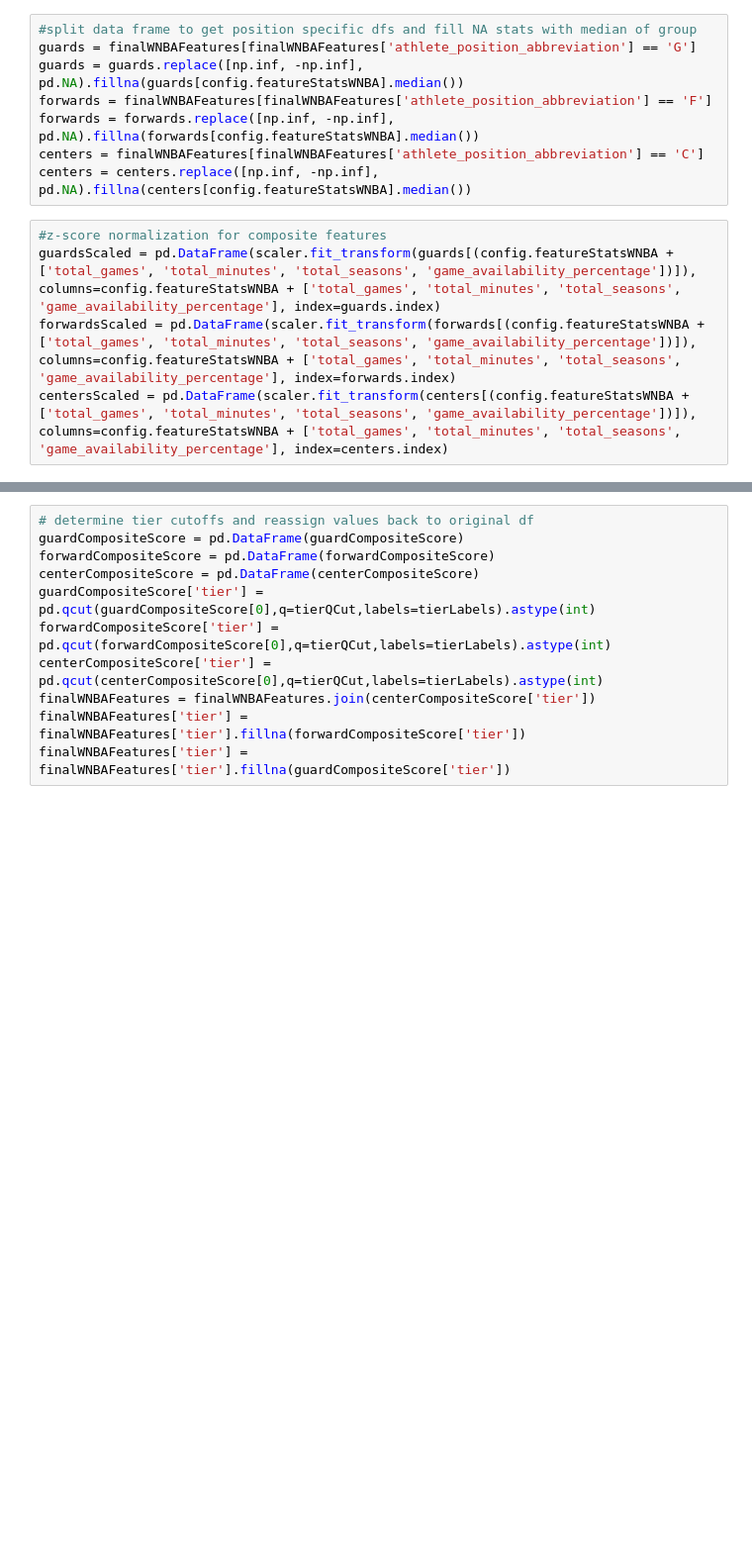
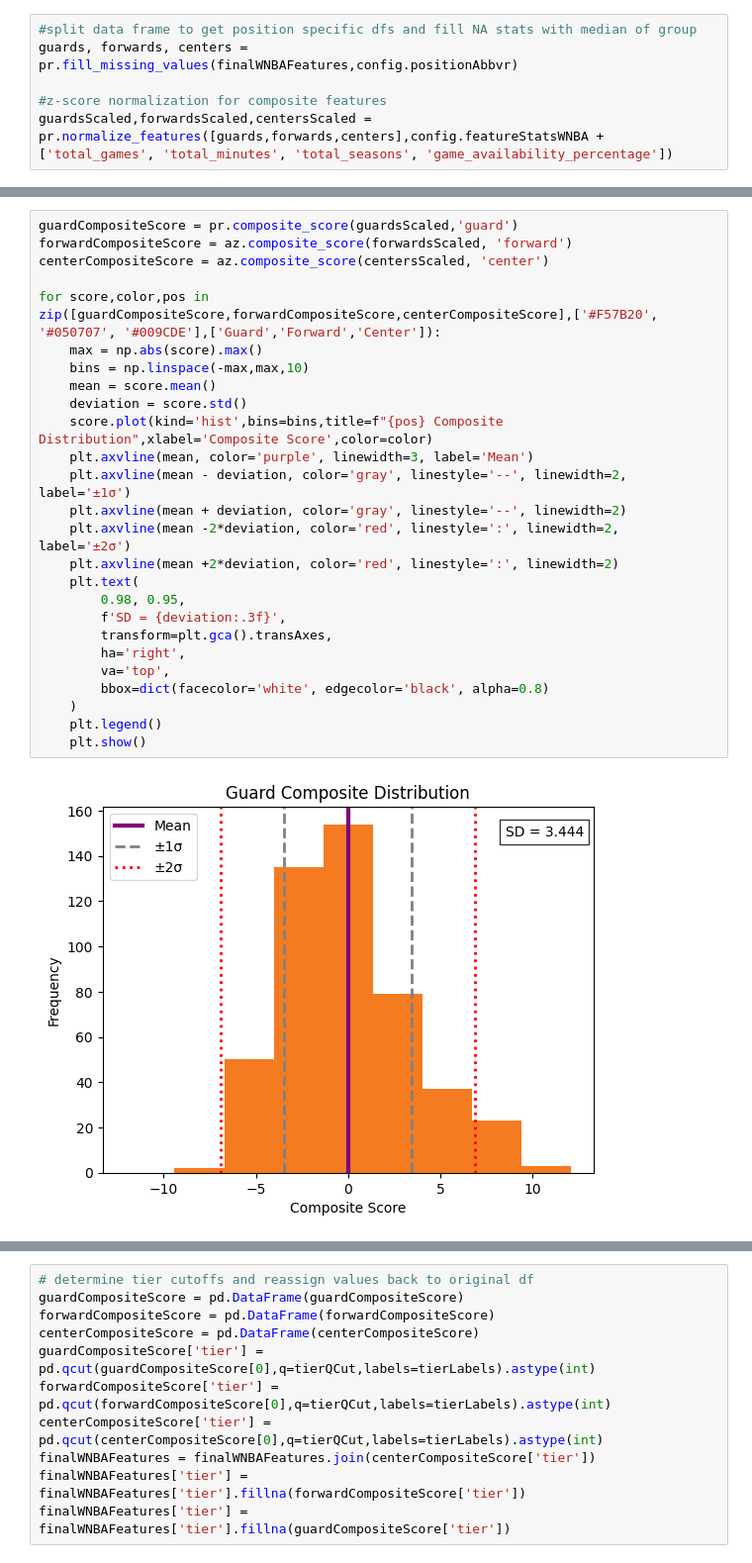
Before and after one commit to afridorian/WNBA-Predictive-Player-Viability, a Jupyter notebook: src/results.ipynb, the cells around one changed output, grey strips where cells are left out. Shown at 99% size. Drawn from its saved outputs; the diff is of its cells as text; blank space fills up the shorter version.

```diff
--- a/src/results.ipynb
+++ b/src/results.ipynb
@@ -38,13 +36,6 @@ randomState = 42
 # %%
 #split data frame to get position specific dfs and fill NA stats with median of group
-guards = finalWNBAFeatures[finalWNBAFeatures['athlete_position_abbreviation'] == 'G']
-guards = guards.replace([np.inf, -np.inf], pd.NA).fillna(guards[config.featureStatsWNBA].median())
-forwards = finalWNBAFeatures[finalWNBAFeatures['athlete_position_abbreviation'] == 'F']
-forwards = forwards.replace([np.inf, -np.inf], pd.NA).fillna(forwards[config.featureStatsWNBA].median())
-centers = finalWNBAFeatures[finalWNBAFeatures['athlete_position_abbreviation'] == 'C']
-centers = centers.replace([np.inf, -np.inf], pd.NA).fillna(centers[config.featureStatsWNBA].median())
+guards, forwards, centers = pr.fill_missing_values(finalWNBAFeatures,config.positionAbbvr)
+
+#z-score normalization for composite features
+guardsScaled,forwardsScaled,centersScaled = pr.normalize_features([guards,forwards,centers],config.featureStatsWNBA + ['total_games', 'total_minutes', 'total_seasons', 'game_availability_percentage'])
-# %%
-#z-score normalization for composite features
-guardsScaled = pd.DataFrame(scaler.fit_transform(guards[(config.featureStatsWNBA + ['total_games', 'total_minutes', 'total_seasons', 'game_availability_percentage'])]), columns=config.featureStatsWNBA + ['total_games', 'total_minutes', 'total_seasons', 'game_availability_percentage'], index=guards.index)
-forwardsScaled = pd.DataFrame(scaler.fit_transform(forwards[(config.featureStatsWNBA + ['total_games', 'total_minutes', 'total_seasons', 'game_availability_percentage'])]), columns=config.featureStatsWNBA + ['total_games', 'total_minutes', 'total_seasons', 'game_availability_percentage'], index=forwards.index)
-centersScaled = pd.DataFrame(scaler.fit_transform(centers[(config.featureStatsWNBA + ['total_games', 'total_minutes', 'total_seasons', 'game_availability_percentage'])]), columns=config.featureStatsWNBA + ['total_games', 'total_minutes', 'total_seasons', 'game_availability_percentage'], index=centers.index)
@@ -50,0 +46,28 @@ centersScaled = pd.DataFrame(scaler.fit_transform(centers[(config.featureStatsWN
+# %%
+guardCompositeScore = pr.composite_score(guardsScaled,'guard')
+forwardCompositeScore = az.composite_score(forwardsScaled, 'forward')
+centerCompositeScore = az.composite_score(centersScaled, 'center')
+
+for score,color,pos in zip([guardCompositeScore,forwardCompositeScore,centerCompositeScore],['#F57B20', '#050707', '#009CDE'],['Guard','Forward','Center']):
+    max = np.abs(score).max()
+    bins = np.linspace(-max,max,10)
+    mean = score.mean()
+    deviation = score.std()
+    score.plot(kind='hist',bins=bins,title=f"{pos} Composite Distribution",xlabel='Composite Score',color=color)
+    plt.axvline(mean, color='purple', linewidth=3, label='Mean')
+    plt.axvline(mean - deviation, color='gray', linestyle='--', linewidth=2, label='±1σ')
+    plt.axvline(mean + deviation, color='gray', linestyle='--', linewidth=2)
+    plt.axvline(mean -2*deviation, color='red', linestyle=':', linewidth=2, label='±2σ')
+    plt.axvline(mean +2*deviation, color='red', linestyle=':', linewidth=2)
+    plt.text(
+        0.98, 0.95,
+        f'SD = {deviation:.3f}',
+        transform=plt.gca().transAxes,
+        ha='right',
+        va='top',
+        bbox=dict(facecolor='white', edgecolor='black', alpha=0.8)
+    )
+    plt.legend()
+    plt.show()
+# %% [output]
+[figure, added]
```
Also changed, not shown: parts of 19 cells of this notebook, 5 other files.
